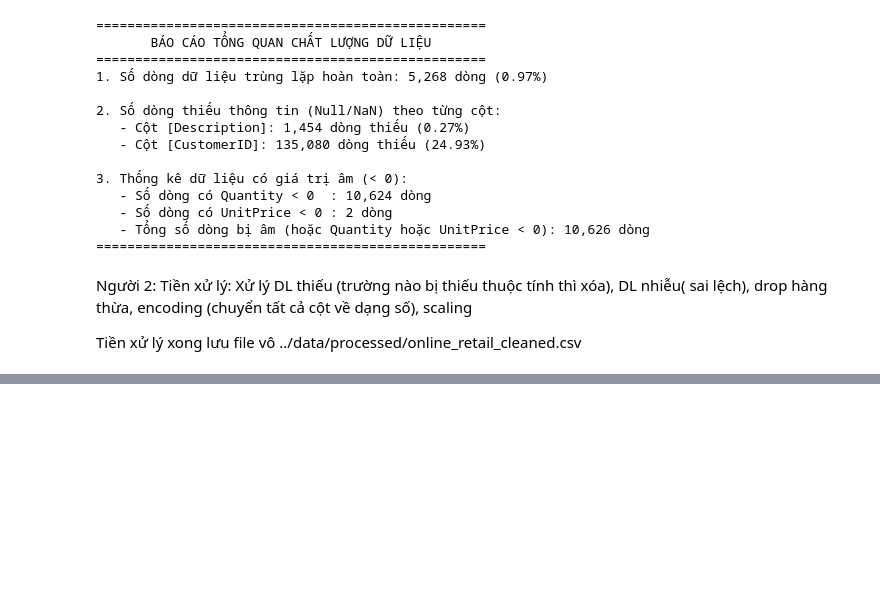
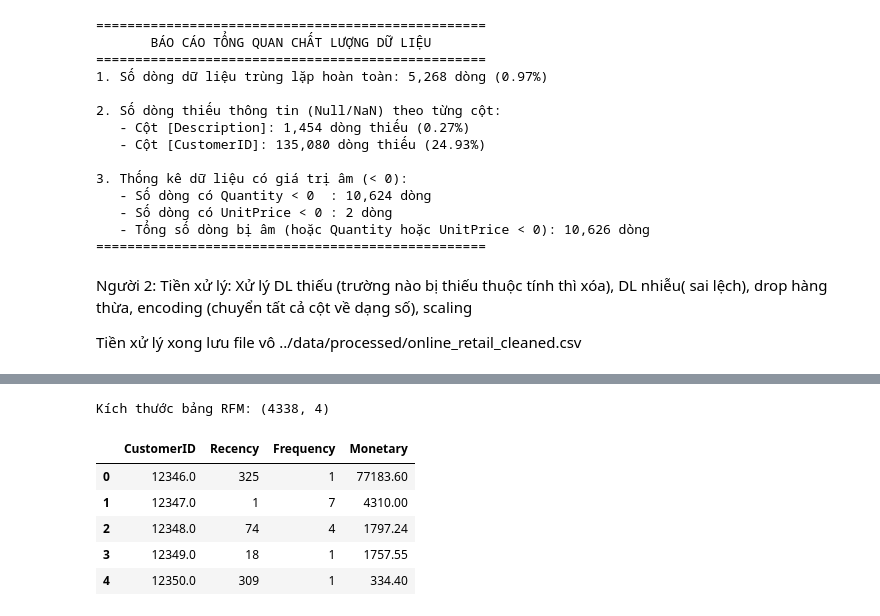
Before and after one commit to phguyen/customer-segment, a Jupyter notebook: notebooks/eda_and_preprocess.ipynb, the cells around one changed output, grey strips where cells are left out. Drawn from its saved outputs; the diff is of its cells as text; code cells hidden in the pictures; blank space fills up the shorter version.

```diff
--- a/notebooks/eda_and_preprocess.ipynb
+++ b/notebooks/eda_and_preprocess.ipynb
@@ -350,0 +396,32 @@ Tiền xử lý xong lưu file vô
+# %%
+# 5. Tạo cột Revenue
+# Revenue là tổng tiền của từng dòng giao dịch.
+df_cleaned['Revenue'] = df_cleaned['Quantity'] * df_cleaned['UnitPrice']
+# %%
+# 6. Xác định ngày mốc để tính Recency
+# Lấy ngày mua hàng gần nhất trong toàn bộ dữ liệu làm mốc so sánh.
+max_date = df_cleaned['InvoiceDate'].max()
+# %%
+# 7. Tạo bảng RFM theo từng khách hàng
+# Recency: số ngày kể từ lần mua gần nhất của khách hàng.
+# Frequency: số hóa đơn duy nhất của khách hàng.
+# Monetary: tổng số tiền khách hàng đã chi tiêu.
+customer_rfm = df_cleaned.groupby('CustomerID').agg({
+    'InvoiceDate': lambda x: (max_date - x.max()).days,
+    'InvoiceNo': 'nunique',
+    'Revenue': 'sum'
+}).reset_index()
+# %%
+customer_rfm.columns = ['CustomerID', 'Recency', 'Frequency', 'Monetary']
+# %%
+# Kiểm tra dữ liệu RFM sau khi tạo
+print("Kích thước bảng RFM:", customer_rfm.shape)
+customer_rfm.head()
+# %% [output]
+Kích thước bảng RFM: (4338, 4)
+|  | CustomerID | Recency | Frequency | Monetary |
+| 0 | 12346.0 | 325 | 1 | 77183.60 |
+| 1 | 12347.0 | 1 | 7 | 4310.00 |
+| 2 | 12348.0 | 74 | 4 | 1797.24 |
+| 3 | 12349.0 | 18 | 1 | 1757.55 |
+| 4 | 12350.0 | 309 | 1 | 334.40 |
```
Also changed, not shown: parts of 12 cells of this notebook.
